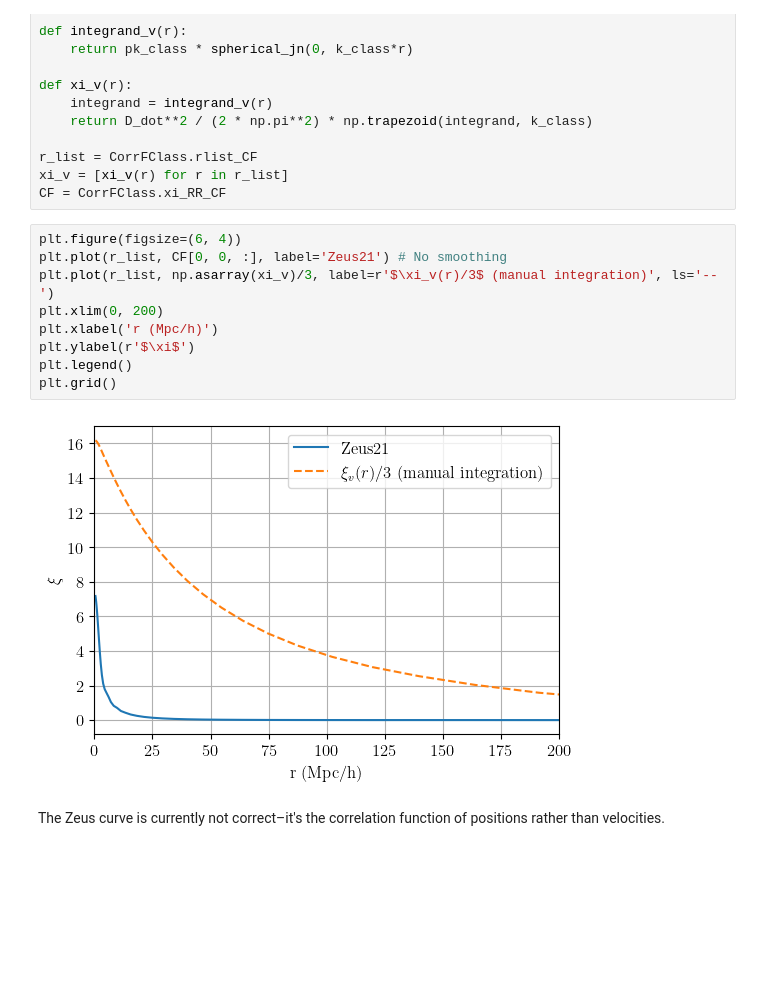
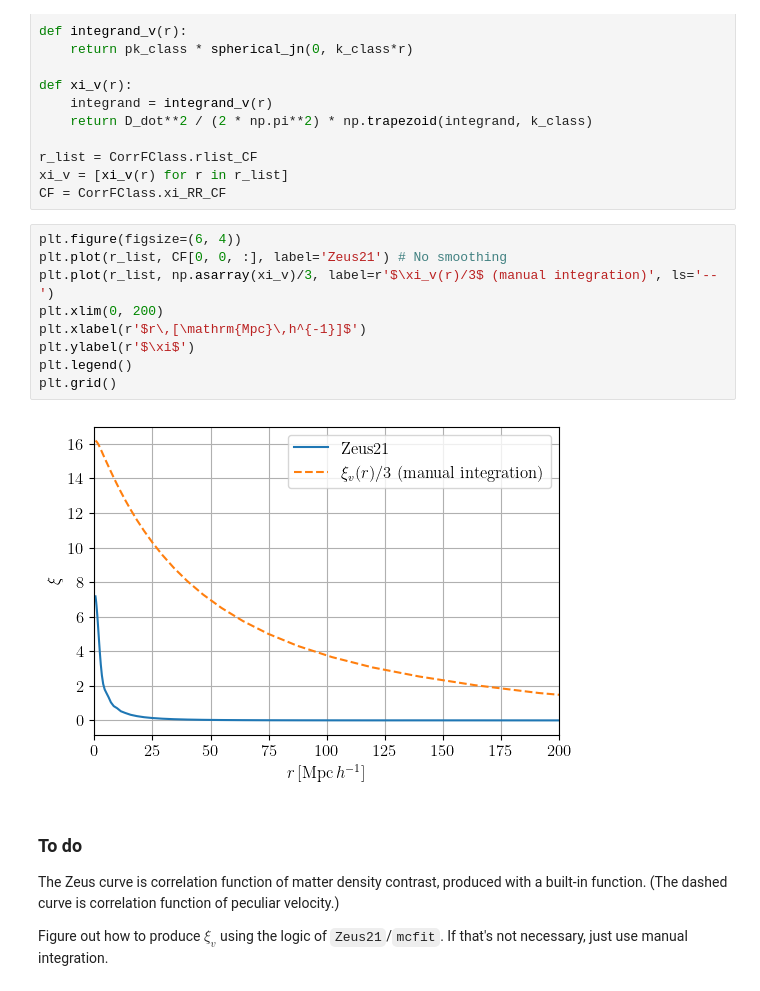
Before and after one commit to ryanyrzh/Zeus21, a Jupyter notebook: aniso_tests/zeus_corr_test.ipynb, the cells around one changed output. Cells and saved outputs as stored; diff of their text form; blank space fills up the shorter version.

```diff
--- a/aniso_tests/zeus_corr_test.ipynb
+++ b/aniso_tests/zeus_corr_test.ipynb
@@ -92,13 +92,16 @@ CF = CorrFClass.xi_RR_CF
 # %%
 plt.figure(figsize=(6, 4))
 plt.plot(r_list, CF[0, 0, :], label='Zeus21') # No smoothing
 plt.plot(r_list, np.asarray(xi_v)/3, label=r'$\xi_v(r)/3$ (manual integration)', ls='--')
 plt.xlim(0, 200)
-plt.xlabel('r (Mpc/h)')
+plt.xlabel(r'$r\,[\mathrm{Mpc}\,h^{-1}]$')
 plt.ylabel(r'$\xi$')
 plt.legend()
 plt.grid()
 # %% [output]
-[figure, old version]
+[figure, new version]
-# %% [markdown]
-The Zeus curve is currently not correct–it's the correlation function of positions rather than velocities.
+# %% [markdown]
+### To do
+The Zeus curve is correlation function of matter density contrast, produced with a built-in function. (The dashed curve is correlation function of peculiar velocity.)
+
+Figure out how to produce $\xi_v$ using the logic of `Zeus21`/`mcfit`. If that's not necessary, just use manual integration.
```
Also changed, not shown: parts of 2 cells of this notebook, 1 other file.
